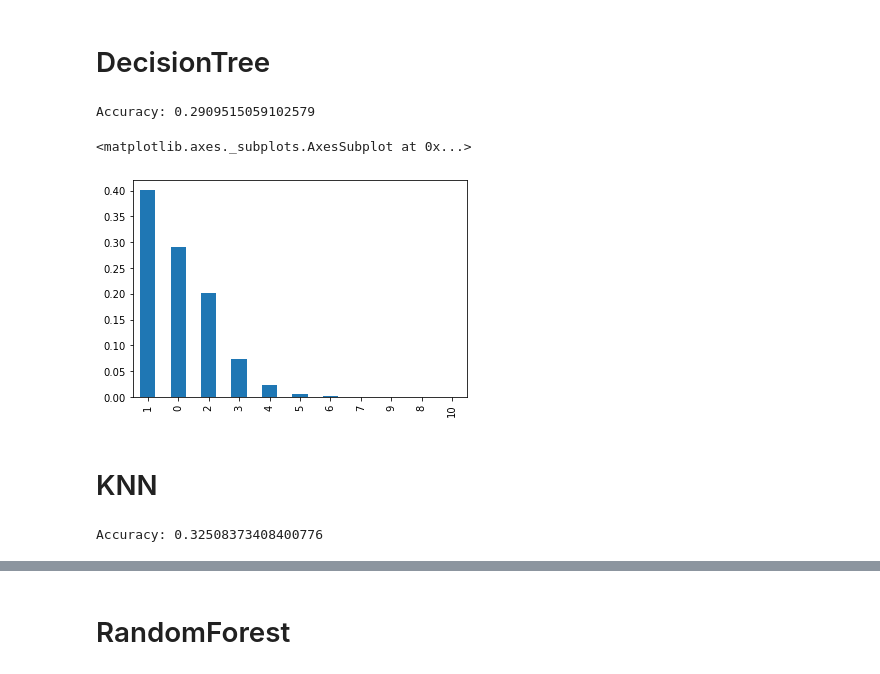
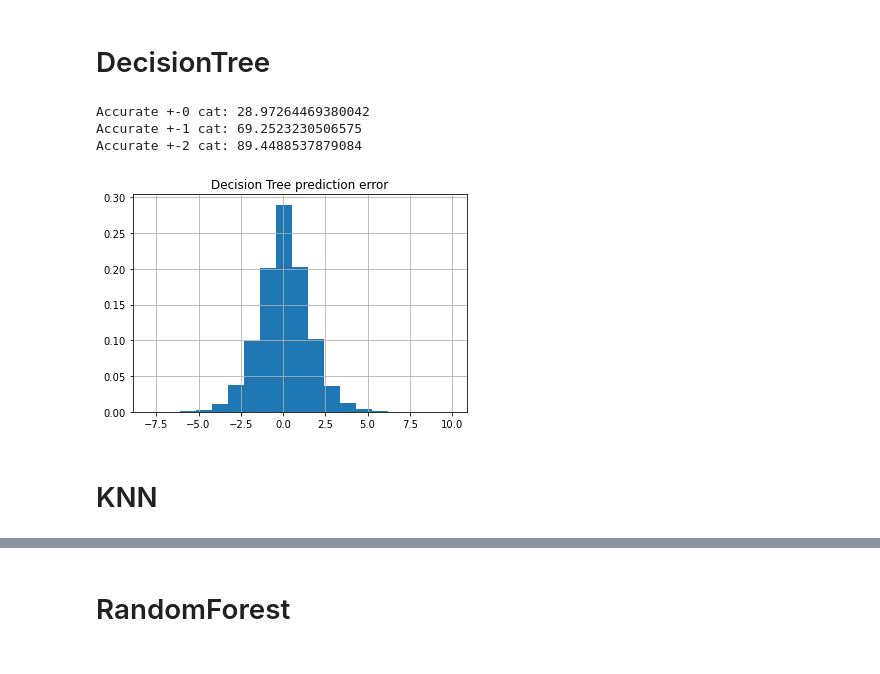
Before and after one commit to tiitvaino/Analysis_of_powerlifting_meet_results, a Jupyter notebook: model.ipynb, the cells around one changed output, grey strips where cells are left out. Drawn from its saved outputs; the diff is of its cells as text; code cells hidden in the pictures.

Commit message:
Modelling , some data explore and Refacto

```diff
--- a/model.ipynb
+++ b/model.ipynb
@@ -14,2 +25,33 @@ import matplotlib.pyplot as plt
+# %%
+def plot_normalized_numerical_data(data_column, title, bin_size, light_mode= True):
+    minlength = min(data_column.values)
+    maxlength = max(data_column.values)
+    bins = int((maxlength - minlength)/bin_size)+1
+    differences =pd.to_numeric(data_column, errors='coerce')
+    if light_mode:
+        plt.title(title)
+        differences.hist(bins=bins, weights = np.ones(len(data_column))/(len(data_column)*bin_size))
+    else:
+        plt.style.use(['dark_background'])
+        fig = plt.figure()
+        fig, ax = plt.subplots(nrows=1, ncols=1)
+        plt.title(title)
+        plt.hist(differences,bins=bins,weights = np.ones(len(data_column))/(len(data_column)*bin_size),  color="#17c264", align="mid")
+
+        fig.patch.set_facecolor('#23293b')
+        ax.set_facecolor('#23293b')
+        plt.show()
+# %%
+def show_results(y_test,y_pred, title, bin_size,light_mode=True):
+    differences = []
+    for el1, el2 in zip(y_test,y_pred):
+        differences.append([(el1-el2)])
+    dif_df = pd.DataFrame(differences, columns = ['Difference'])
+
+    print_accuracy(differences)
+
+    # plot normalized
+    data_column = dif_df['Difference']
+    plot_normalized_numerical_data(data_column, title, bin_size,light_mode)
 # %%
 df = pd.read_csv("Data/train_data.csv")
@@ -54,31 +82,19 @@ plt.show()
 # %% [markdown]
 # DecisionTree
 # %%
-clf = tree.DecisionTreeClassifier()
-
-
-clf = clf.fit(X_train, y_train)
+model_dtc = tree.DecisionTreeClassifier()
+model_dtc.fit(X_train, y_train)
+y_dtc_pred = model_dtc.predict(X_test)
-# %%
-y_pred = clf.predict(X_test)
-# Model Accuracy, how often is the classifier correct?
-print("Accuracy:",metrics.accuracy_score(y_test, y_pred))
-# %% [output]
-Accuracy: 0.2909515059102579
-# %%
-differences = []
-for el1, el2 in zip(y_test,y_pred):
-    differences.append([abs(el1-el2)])
-dif_df = pd.DataFrame(differences, columns = ['Difference'])
-dif_df['Difference'].value_counts(normalize=True).plot(kind="bar")
-# %% [output]
-<matplotlib.axes._subplots.AxesSubplot at 0x...>
-[figure, removed]
+# %%
+show_results(y_test,y_dtc_pred, "Decision Tree prediction error", 1)
+# %% [output]
+Accurate +-0 cat: 28.97264469380042
+Accurate +-1 cat: 69.2523230506575
+Accurate +-2 cat: 89.4488537879084
+[figure, added]
 # %% [markdown]
 # KNN
 # %%
-classifier= KNeighborsClassifier(n_neighbors=200, p=1 )
-classifier.fit(X_train, y_train)
-y_pred= classifier.predict(X_test)
-print("Accuracy:",metrics.accuracy_score(y_test, y_pred))
+model_knn= KNeighborsClassifier(n_neighbors=200, p=1 )
+model_knn.fit(X_train, y_train)
+y_knn_pred = model_knn.predict(X_test)
-# %% [output]
-Accuracy: 0.32508373408400776
```
Also changed, not shown: parts of 26 cells of this notebook, 3 other files.
